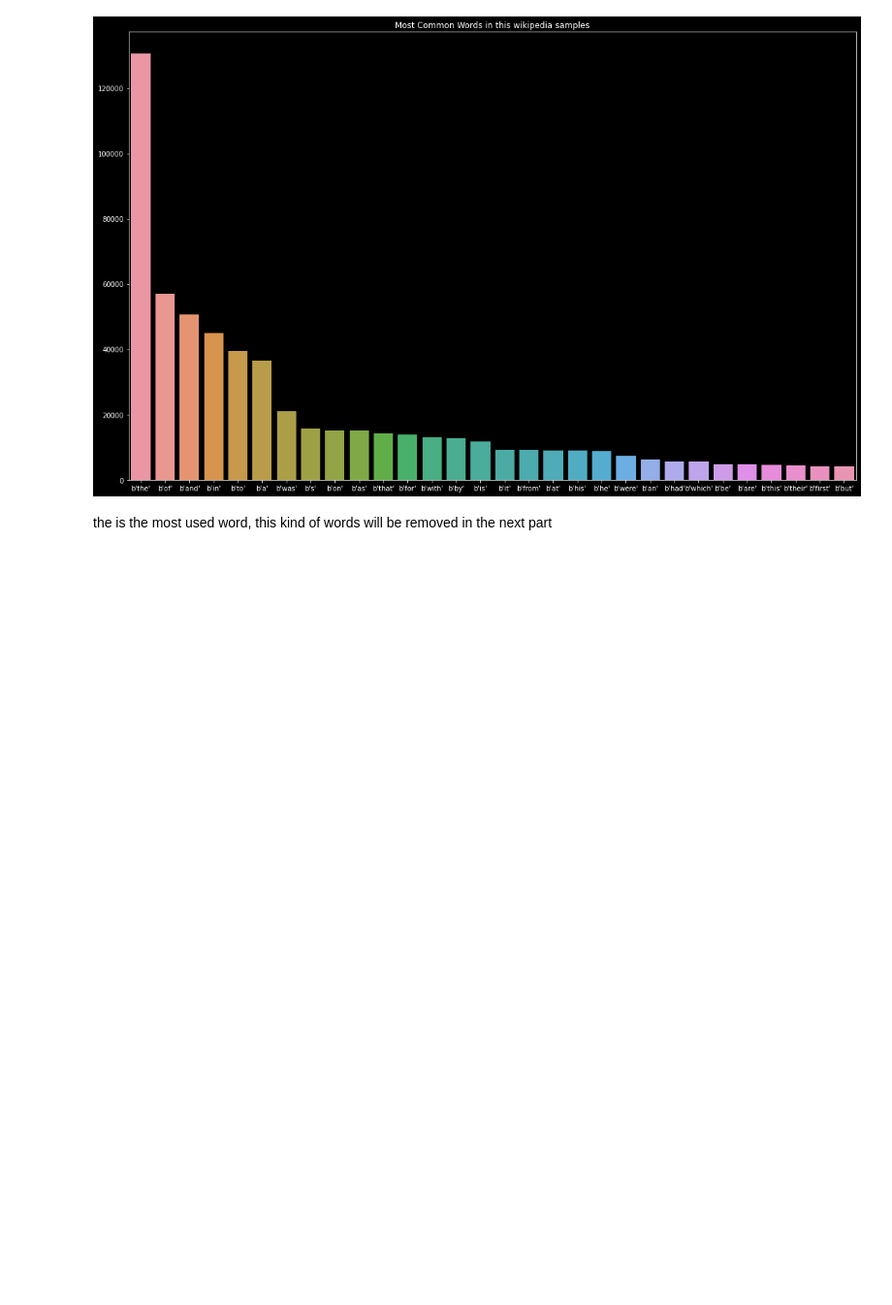
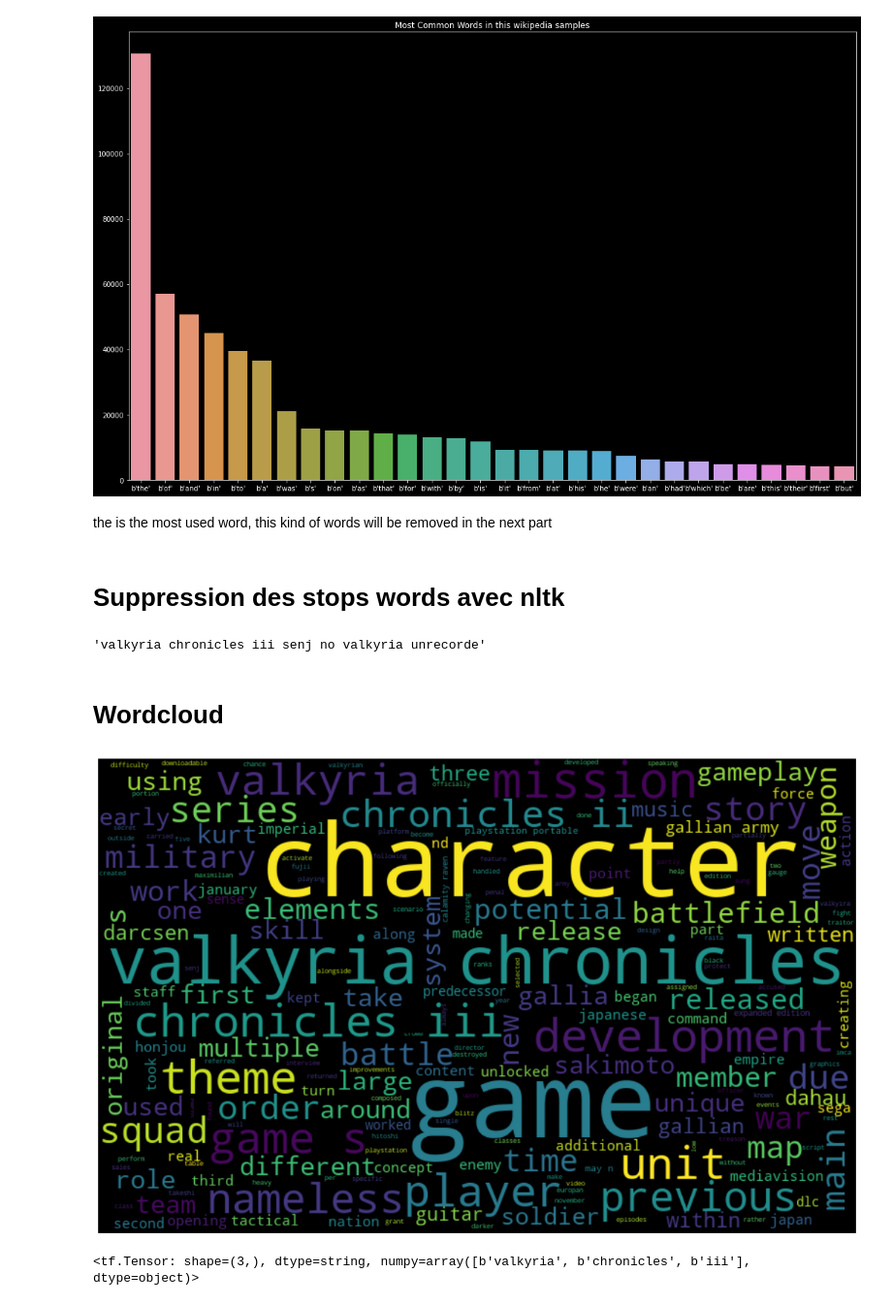
Before and after one commit to taminemelissa/quiz-generator, a Jupyter notebook: src/data/visualisation.ipynb, the cells around one changed output. Shown at 97% size. Cells and saved outputs as stored; diff of their text form; code cells hidden in the pictures; blank space fills up the shorter version.

Commit message:
adding wordcloud

```diff
--- a/src/data/visualisation.ipynb
+++ b/src/data/visualisation.ipynb
@@ -7,18 +7,18 @@ from nltk.corpus import stopwords
 from nltk.tokenize import word_tokenize
 from nltk.collocations import *
 
-try:
-    stopwords = set(stopwords.words('english'))
-except LookupError:
-    import nltk
-    nltk.download('stopwords')
-    stopwords = set(stopwords.words('english'))
+from wordcloud import WordCloud
 
 try:
     import data_loader as dl
-    from data_loader import path
 except ImportError:
     dl = None
     raise ImportError('data_loader' + ' not imported')
+
+try:
+    import constants as c
+except ImportError:
+    c = None
+    raise ImportError('constants' + ' not imported')
 # %%
 import tensorflow as tf
@@ -25,7 +27,10 @@ import tensorflow as tf
+# %%
+N_STRING_WORDCLOUD = c.N_STRING_WORDCLOUD
+PATH = c.PATH
 # %% [markdown]
 # Import
 # %%
-d_l = dl.DataLoader(path + '/wiki.train.raw')
+d_l = dl.DataLoader(PATH)
 # %%
 d_l.load()
 # %%
@@ -111,3 +98,11 @@ Text(0.5, 1.0, 'Most Common Words in this wikipedia samples')
 [figure]
 # %% [markdown]
 the is the most used word, this kind of words will be removed in the next part
+# %% [markdown]
+# Suppression des stops words avec nltk
+# %%
+combined_strings = d_l.combine_first_strings(N_STRING_WORDCLOUD)
+# %%
+combined_strings[:50]
+# %% [output]
+'valkyria chronicles iii senj no valkyria unrecorde'
@@ -113,0 +111,10 @@ the is the most used word, this kind of words will be removed in the next part
+# %% [markdown]
+# Wordcloud
+# %%
+wordcloud = WordCloud(width=800, height=500,
+                      random_state=21, max_font_size=110).generate(combined_strings)
+plt.figure(figsize=(19, 12))
+plt.imshow(wordcloud, interpolation="bilinear")
+plt.axis('off');
+# %% [output]
+[figure, added]
@@ -113,0 +123,4 @@ the is the most used word, this kind of words will be removed in the next part
+# %%
+x
+# %% [output]
+<tf.Tensor: shape=(3,), dtype=string, numpy=array([b'valkyria', b'chronicles', b'iii'], dtype=object)>
```
Also changed, not shown: parts of 10 cells of this notebook, 2 other files.
